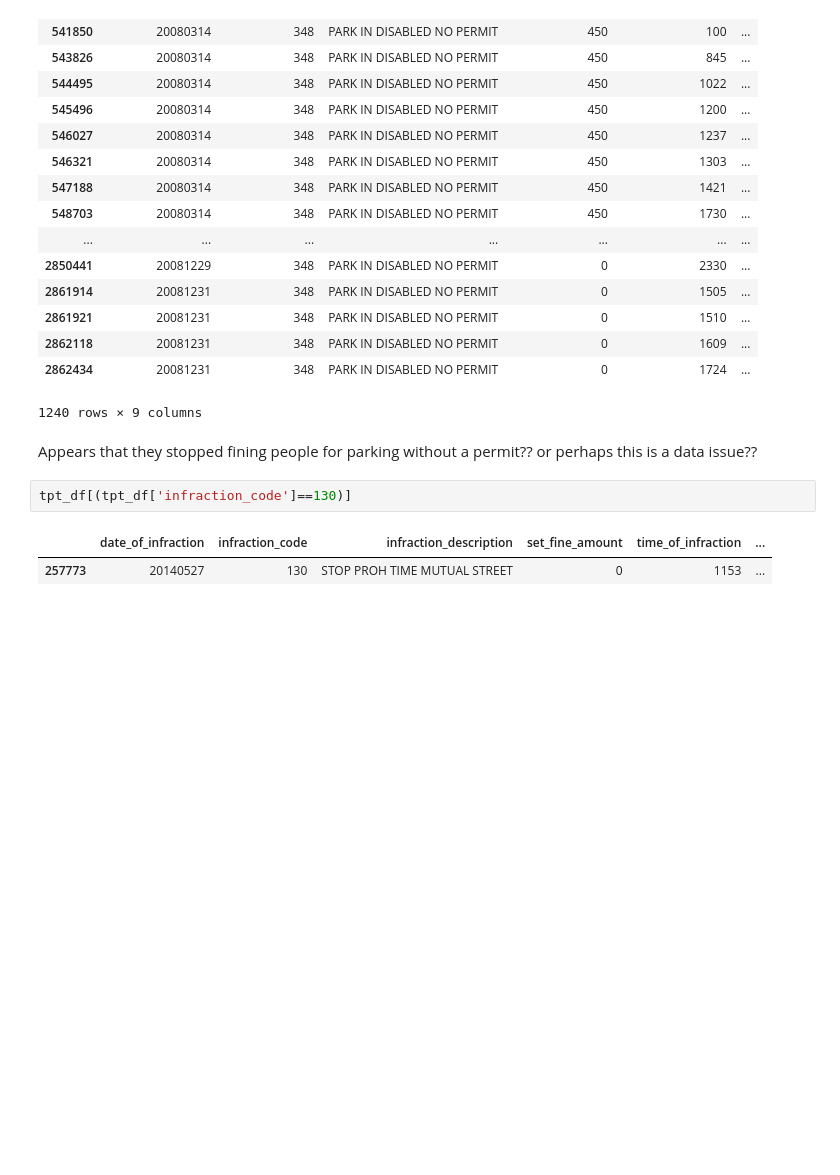
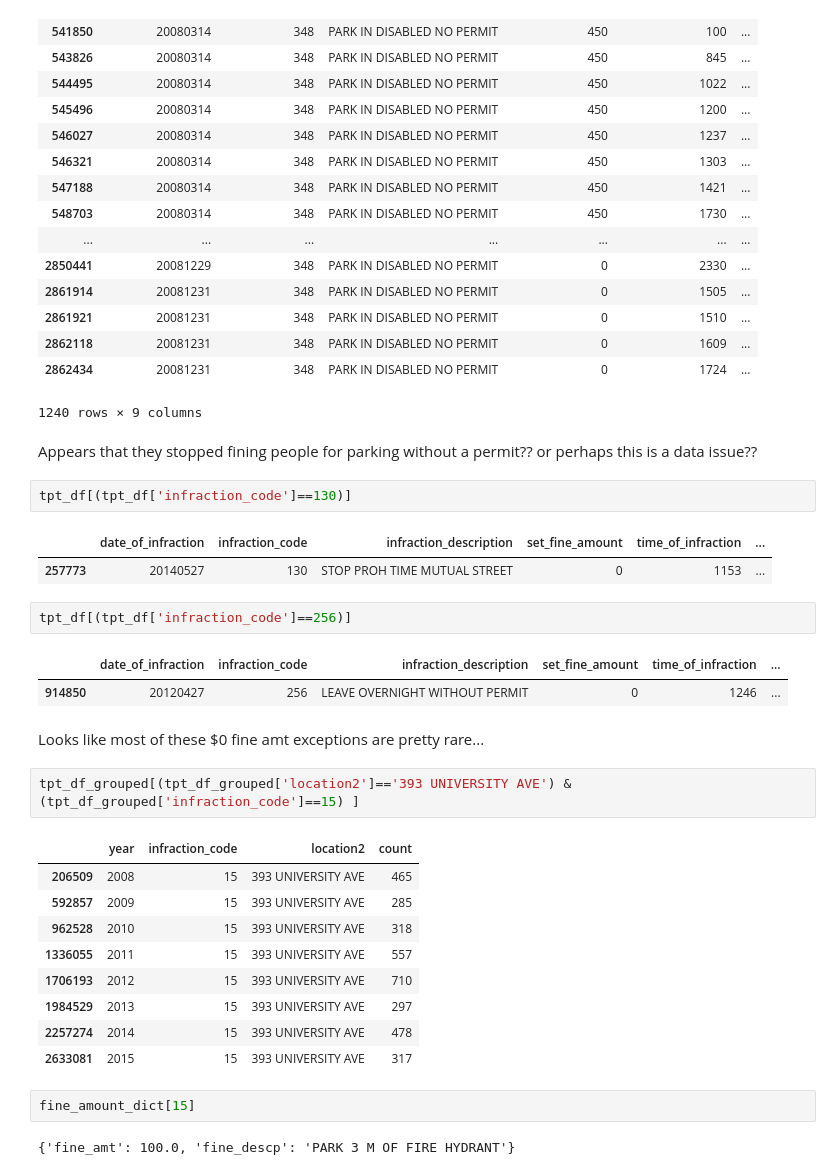
Before and after one commit to ian-whitestone/toronto-parking-tickets, a Jupyter notebook: toronto_parking_tickets/Toronto Parking Tickets EDA 2.ipynb, the cells around one changed output. Drawn from its saved outputs; the diff is of its cells as text; blank space fills up the shorter version.

```diff
--- a/toronto_parking_tickets/Toronto Parking Tickets EDA 2.ipynb
+++ b/toronto_parking_tickets/Toronto Parking Tickets EDA 2.ipynb
@@ -196,3 +196,26 @@ tpt_df[(tpt_df['infraction_code']==130)]
 # %% [output]
 |  | date_of_infraction | infraction_code | infraction_description | set_fine_amount | time_of_infraction | ... |
 | 257773 | 20140527 | 130 | STOP PROH TIME MUTUAL STREET | 0 | 1153 | ... |
+# %%
+tpt_df[(tpt_df['infraction_code']==256)]
+# %% [output]
+|  | date_of_infraction | infraction_code | infraction_description | set_fine_amount | time_of_infraction | ... |
+| 914850 | 20120427 | 256 | LEAVE OVERNIGHT WITHOUT PERMIT | 0 | 1246 | ... |
+# %% [markdown]
+Looks like most of these $0 fine amt exceptions are pretty rare...
+# %%
+tpt_df_grouped[(tpt_df_grouped['location2']=='393 UNIVERSITY AVE') &(tpt_df_grouped['infraction_code']==15) ]
+# %% [output]
+|  | year | infraction_code | location2 | count |
+| 206509 | 2008 | 15 | 393 UNIVERSITY AVE | 465 |
+| 592857 | 2009 | 15 | 393 UNIVERSITY AVE | 285 |
+| 962528 | 2010 | 15 | 393 UNIVERSITY AVE | 318 |
+| 1336055 | 2011 | 15 | 393 UNIVERSITY AVE | 557 |
+| 1706193 | 2012 | 15 | 393 UNIVERSITY AVE | 710 |
+| 1984529 | 2013 | 15 | 393 UNIVERSITY AVE | 297 |
+| 2257274 | 2014 | 15 | 393 UNIVERSITY AVE | 478 |
+| 2633081 | 2015 | 15 | 393 UNIVERSITY AVE | 317 |
+# %%
+fine_amount_dict[15]
+# %% [output]
+{'fine_amt': 100.0, 'fine_descp': 'PARK 3 M OF FIRE HYDRANT'}
```
Also changed, not shown: parts of 5 cells of this notebook.
